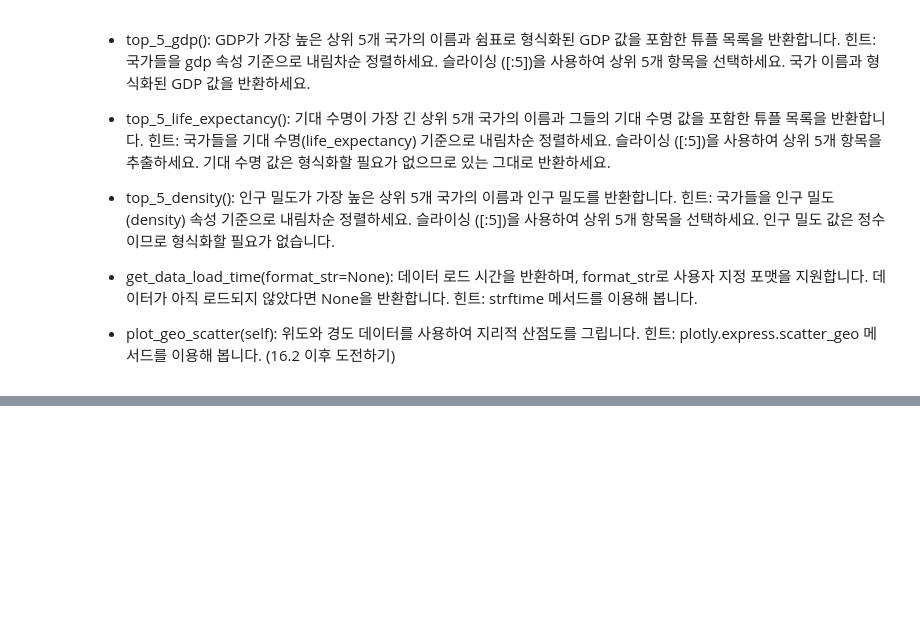
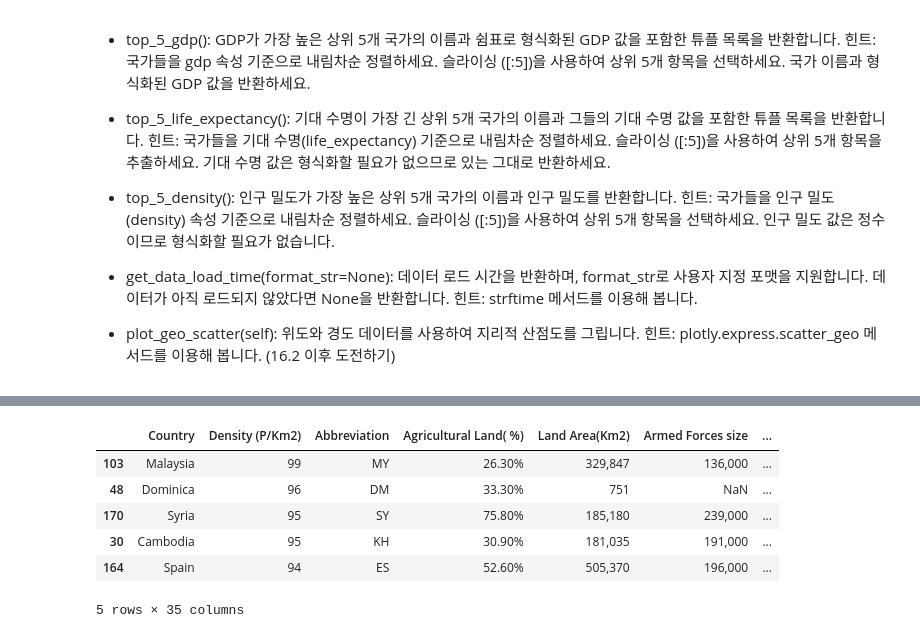
Before and after one commit to hsk3232/workspace_Python-, a Jupyter notebook: 김태연_교수님_실습/0507/0507_실습문제.ipynb, the cells around one changed output, grey strips where cells are left out. Drawn from its saved outputs; the diff is of its cells as text; code cells hidden in the pictures; blank space fills up the shorter version.

```diff
--- a/김태연_교수님_실습/0507/0507_실습문제.ipynb
+++ b/김태연_교수님_실습/0507/0507_실습문제.ipynb
@@ -148,0 +183,10 @@ print(stats.get_data_load_time("%Y-%m-%d %H:%M:%S"))
+# %%
+df.sort_values(by=['Density (P/Km2)'], ascending=False).head(5)
+# %% [output]
+|  | Country | Density (P/Km2) | Abbreviation | Agricultural Land( %) | Land Area(Km2) | Armed Forces size | ... |
+| 103 | Malaysia | 99 | MY | 26.30% | 329,847 | 136,000 | ... |
+| 48 | Dominica | 96 | DM | 33.30% | 751 | NaN | ... |
+| 170 | Syria | 95 | SY | 75.80% | 185,180 | 239,000 | ... |
+| 30 | Cambodia | 95 | KH | 30.90% | 181,035 | 191,000 | ... |
+| 164 | Spain | 94 | ES | 52.60% | 505,370 | 196,000 | ... |
+5 rows × 35 columns
```
Also changed, not shown: parts of 3 cells of this notebook, 2 other files.
